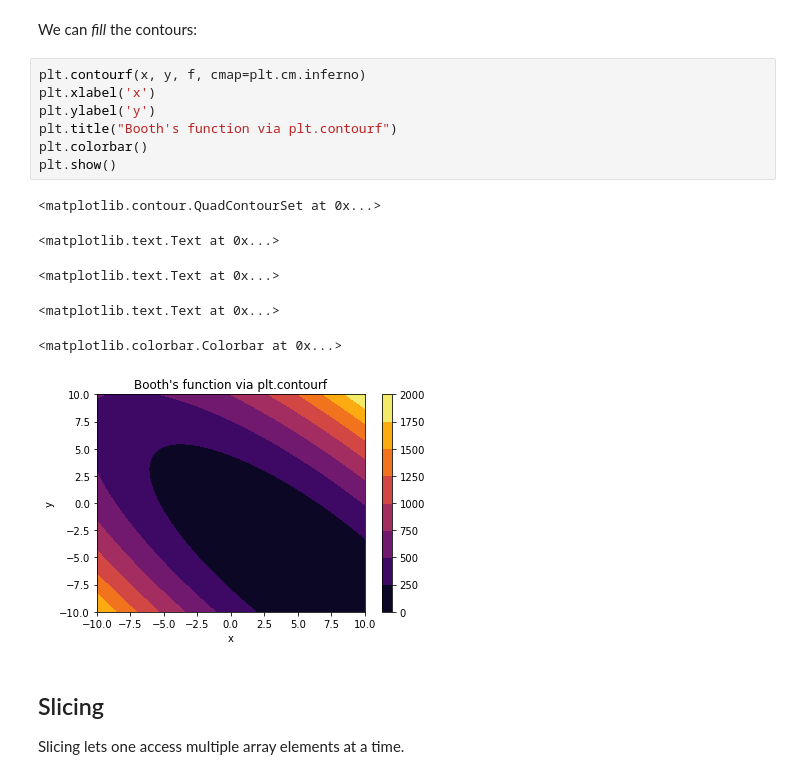
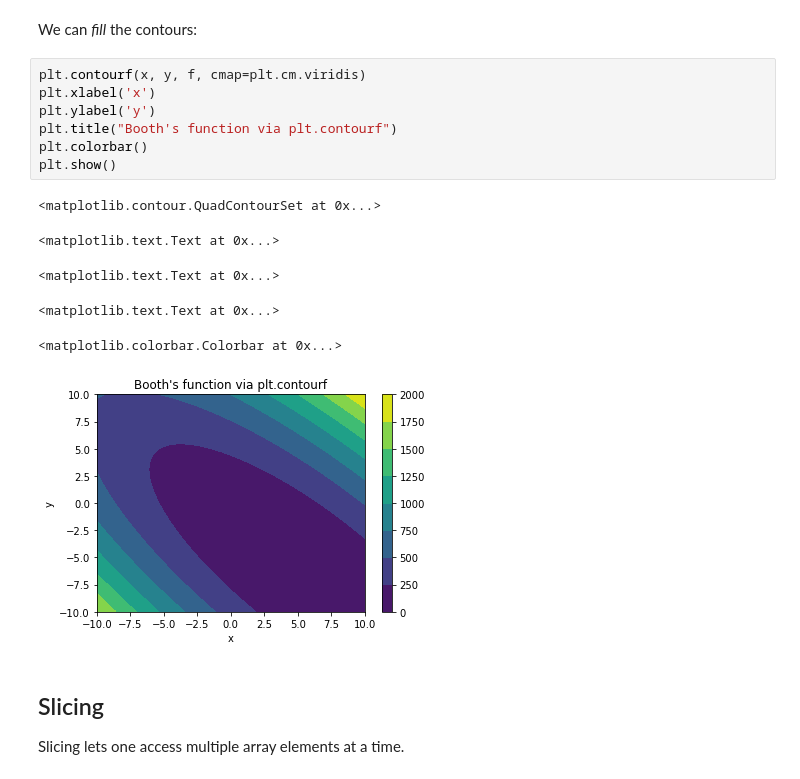
Before and after one commit to robertsj/me400_notes, a Jupyter notebook: source/lectures/ME400_Lecture_4_Slides.ipynb, the cells around one changed output. Cells and saved outputs as stored; diff of their text form.

```diff
--- a/source/lectures/ME400_Lecture_4_Slides.ipynb
+++ b/source/lectures/ME400_Lecture_4_Slides.ipynb
@@ -157,19 +157,19 @@ plt.show()
 # %% [markdown]
 We can *fill* the contours:
 # %%
-plt.contourf(x, y, f, cmap=plt.cm.inferno)
+plt.contourf(x, y, f, cmap=plt.cm.viridis)
 plt.xlabel('x')
 plt.ylabel('y')
 plt.title("Booth's function via plt.contourf")
 plt.colorbar()
 plt.show()
 # %% [output]
 <matplotlib.contour.QuadContourSet at 0x...>
 <matplotlib.text.Text at 0x...>
 <matplotlib.text.Text at 0x...>
 <matplotlib.text.Text at 0x...>
 <matplotlib.colorbar.Colorbar at 0x...>
-[figure, old version]
+[figure, new version]
 # %% [markdown]
 ## Slicing
 
```
